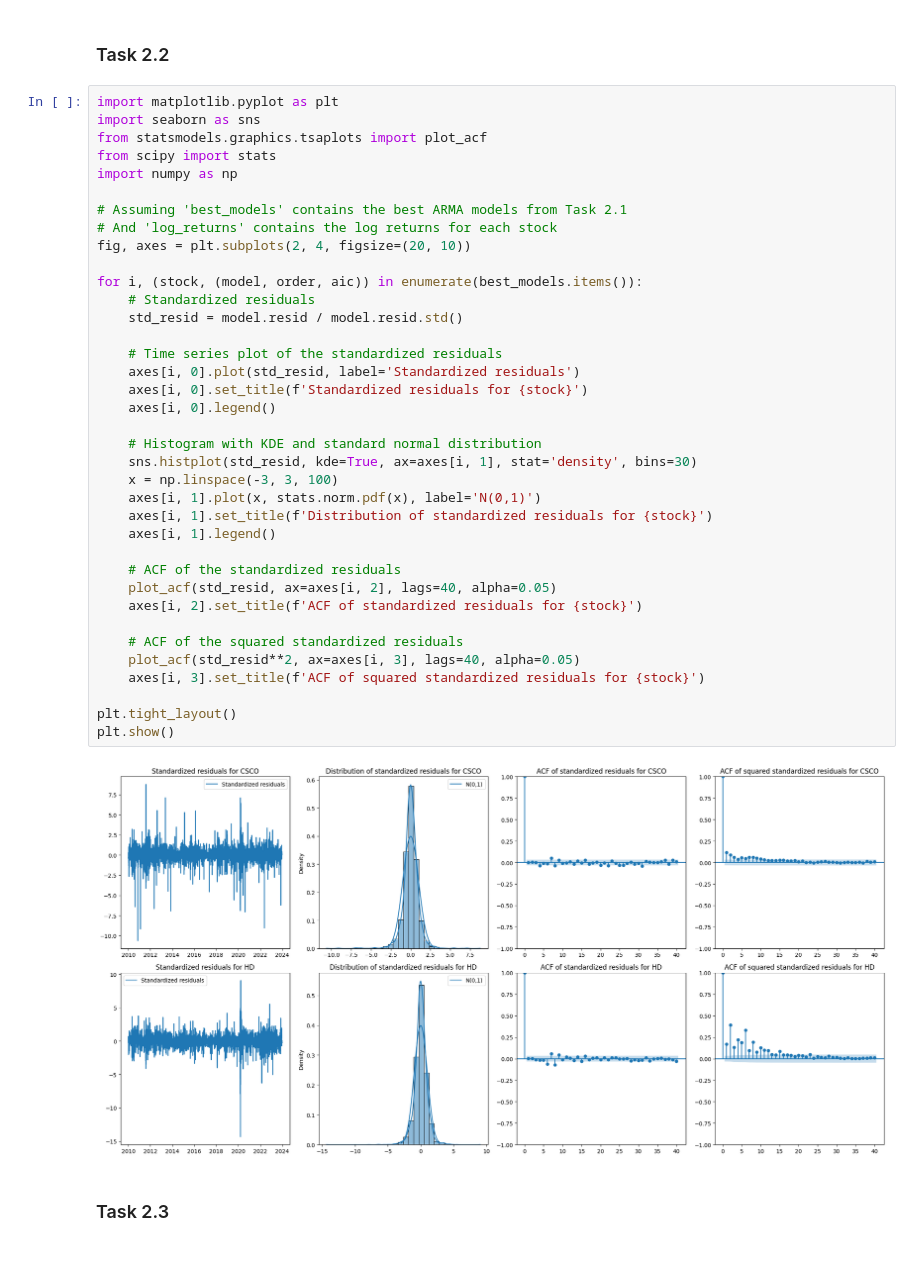
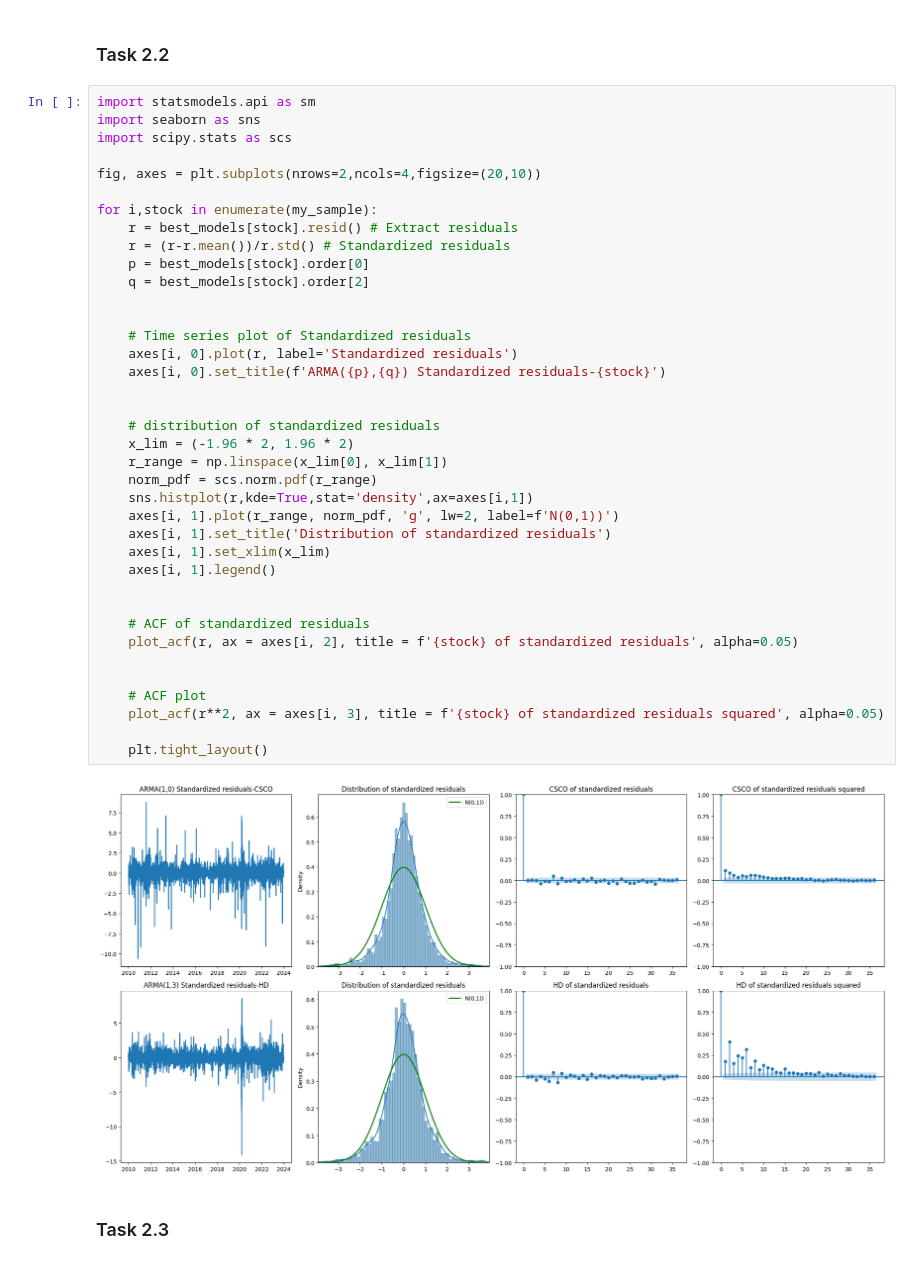
Before and after one commit to VijayaranganPR/Individual-Project, a Jupyter notebook: project.ipynb, the cells around one changed output. Drawn from its saved outputs; the diff is of its cells as text.

```diff
--- a/project.ipynb
+++ b/project.ipynb
@@ -364,44 +264,45 @@ Best-fitted ARMA model for HD: ARMA(2, 0) - AIC = -19673.2550
 # %% [markdown]
 ### Task 2.2
-# %%
-import matplotlib.pyplot as plt
-import seaborn as sns
-from statsmodels.graphics.tsaplots import plot_acf
-from scipy import stats
-import numpy as np
-
-# Assuming 'best_models' contains the best ARMA models from Task 2.1
-# And 'log_returns' contains the log returns for each stock
-fig, axes = plt.subplots(2, 4, figsize=(20, 10))
-
-for i, (stock, (model, order, aic)) in enumerate(best_models.items()):
-    # Standardized residuals
-    std_resid = model.resid / model.resid.std()
-
-    # Time series plot of the standardized residuals
-    axes[i, 0].plot(std_resid, label='Standardized residuals')
-    axes[i, 0].set_title(f'Standardized residuals for {stock}')
-    axes[i, 0].legend()
-
-    # Histogram with KDE and standard normal distribution
-    sns.histplot(std_resid, kde=True, ax=axes[i, 1], stat='density', bins=30)
-    x = np.linspace(-3, 3, 100)
-    axes[i, 1].plot(x, stats.norm.pdf(x), label='N(0,1)')
-    axes[i, 1].set_title(f'Distribution of standardized residuals for {stock}')
-    axes[i, 1].legend()
-
-    # ACF of the standardized residuals
-    plot_acf(std_resid, ax=axes[i, 2], lags=40, alpha=0.05)
-    axes[i, 2].set_title(f'ACF of standardized residuals for {stock}')
-
-    # ACF of the squared standardized residuals
-    plot_acf(std_resid**2, ax=axes[i, 3], lags=40, alpha=0.05)
-    axes[i, 3].set_title(f'ACF of squared standardized residuals for {stock}')
-
-plt.tight_layout()
-plt.show()
-# %% [output]
-[figure, removed]
+# %%
+import statsmodels.api as sm
+import seaborn as sns
+import scipy.stats as scs
+
+fig, axes = plt.subplots(nrows=2,ncols=4,figsize=(20,10))
+
+for i,stock in enumerate(my_sample):
+    r = best_models[stock].resid() # Extract residuals
+    r = (r-r.mean())/r.std() # Standardized residuals
+    p = best_models[stock].order[0]
+    q = best_models[stock].order[2]
+
+
+    # Time series plot of Standardized residuals
+    axes[i, 0].plot(r, label='Standardized residuals')
+    axes[i, 0].set_title(f'ARMA({p},{q}) Standardized residuals-{stock}')
+
+
+    # distribution of standardized residuals
+    x_lim = (-1.96 * 2, 1.96 * 2)
+    r_range = np.linspace(x_lim[0], x_lim[1])
+    norm_pdf = scs.norm.pdf(r_range)
+    sns.histplot(r,kde=True,stat='density',ax=axes[i,1])
+    axes[i, 1].plot(r_range, norm_pdf, 'g', lw=2, label=f'N(0,1))')
+    axes[i, 1].set_title('Distribution of standardized residuals')
+    axes[i, 1].set_xlim(x_lim)
+    axes[i, 1].legend()
+
+
+    # ACF of standardized residuals
+    plot_acf(r, ax = axes[i, 2], title = f'{stock} of standardized residuals', alpha=0.05)
+
+
+    # ACF plot
+    plot_acf(r**2, ax = axes[i, 3], title = f'{stock} of standardized residuals squared', alpha=0.05)
+
+    plt.tight_layout()
+# %% [output]
+[figure, added]
 # %% [markdown]
 ### Task 2.3
 # %%
```
Also changed, not shown: parts of 17 cells of this notebook, 1 other file.
